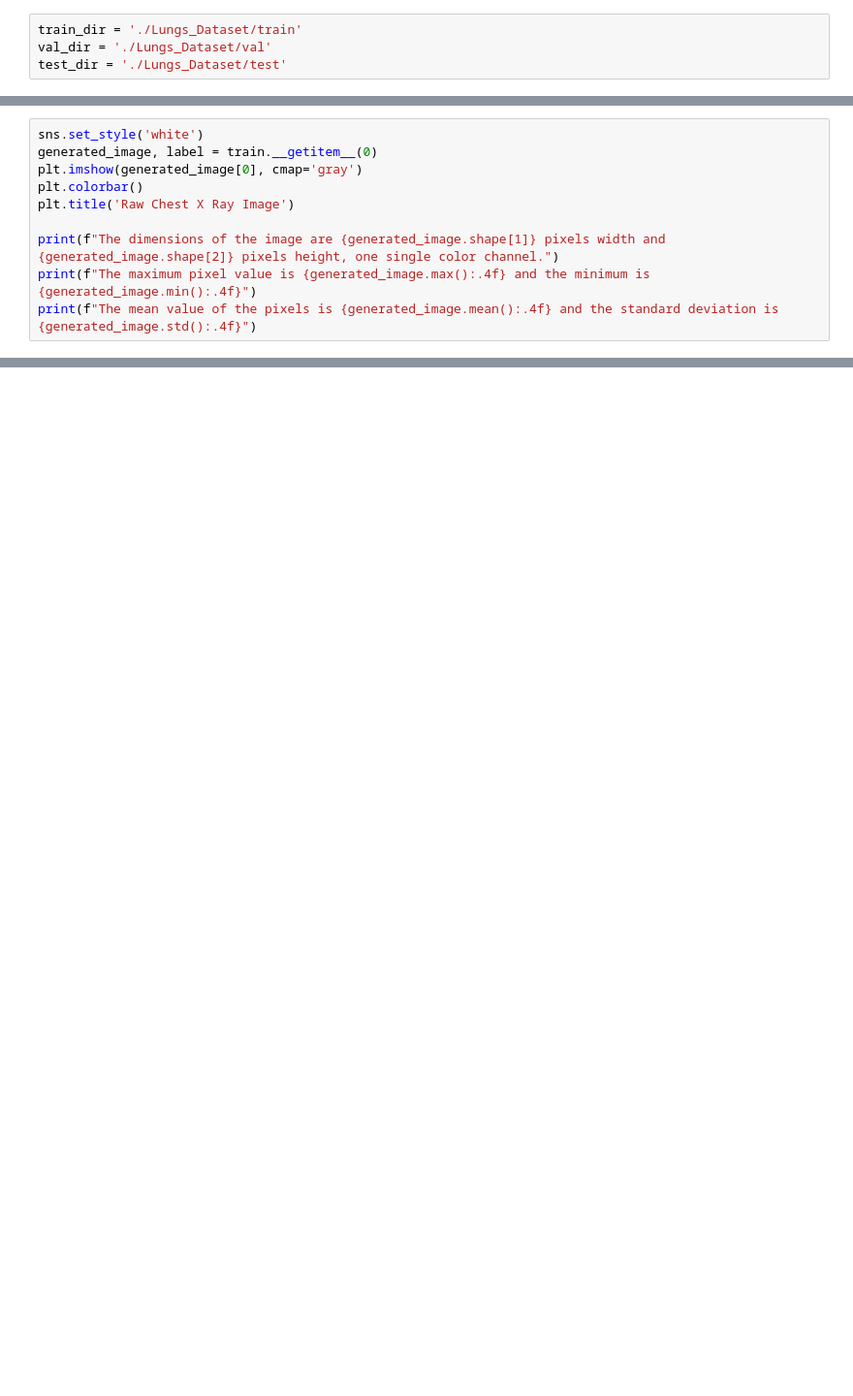
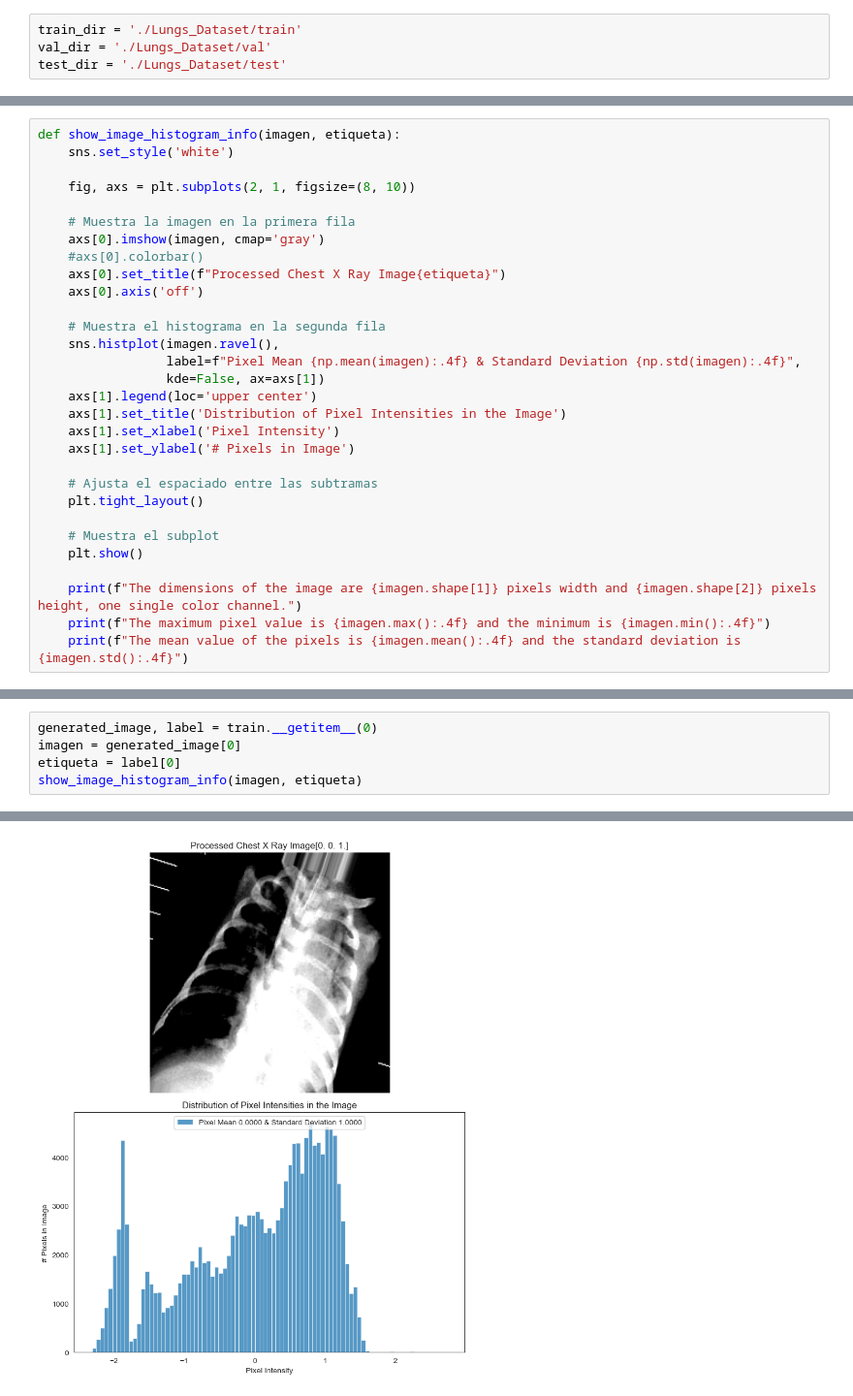
Before and after one commit to bernatsort/Chest_X_Ray_Medical_Diagnosis_with_CNN, a Jupyter notebook: preprocessing_lung_classif.ipynb, the cells around one changed output, grey strips where cells are left out. Shown: that part at 97% size. Saved outputs shown, nothing was run; the diff lists cells and outputs as text; blank space fills up the shorter version.

```diff
--- a/preprocessing_lung_classif.ipynb
+++ b/preprocessing_lung_classif.ipynb
@@ -44,10 +132,30 @@ Found 1288 images belonging to 3 classes.
 # %%
-sns.set_style('white')
-generated_image, label = train.__getitem__(0)
-plt.imshow(generated_image[0], cmap='gray')
-plt.colorbar()
-plt.title('Raw Chest X Ray Image')
+def show_image_histogram_info(imagen, etiqueta):
+    sns.set_style('white')
 
-print(f"The dimensions of the image are {generated_image.shape[1]} pixels width and {generated_image.shape[2]} pixels height, one single color channel.")
-print(f"The maximum pixel value is {generated_image.max():.4f} and the minimum is {generated_image.min():.4f}")
-print(f"The mean value of the pixels is {generated_image.mean():.4f} and the standard deviation is {generated_image.std():.4f}")
+    fig, axs = plt.subplots(2, 1, figsize=(8, 10))
+
+    # Muestra la imagen en la primera fila
+    axs[0].imshow(imagen, cmap='gray')
+    #axs[0].colorbar()
+    axs[0].set_title(f"Processed Chest X Ray Image{etiqueta}")
+    axs[0].axis('off')
+
+    # Muestra el histograma en la segunda fila
+    sns.histplot(imagen.ravel(),
+                 label=f"Pixel Mean {np.mean(imagen):.4f} & Standard Deviation {np.std(imagen):.4f}",
+                 kde=False, ax=axs[1])
+    axs[1].legend(loc='upper center')
+    axs[1].set_title('Distribution of Pixel Intensities in the Image')
+    axs[1].set_xlabel('Pixel Intensity')
+    axs[1].set_ylabel('# Pixels in Image')
+
+    # Ajusta el espaciado entre las subtramas
+    plt.tight_layout()
+
+    # Muestra el subplot
+    plt.show()
+
+    print(f"The dimensions of the image are {imagen.shape[1]} pixels width and {imagen.shape[2]} pixels height, one single color channel.")
+    print(f"The maximum pixel value is {imagen.max():.4f} and the minimum is {imagen.min():.4f}")
+    print(f"The mean value of the pixels is {imagen.mean():.4f} and the standard deviation is {imagen.std():.4f}")
@@ -70,0 +162,6 @@ Text(0, 0.5, '# Pixels in Image')
+# %%
+generated_image, label = train.__getitem__(0)
+imagen = generated_image[0]
+etiqueta = label[0]
+show_image_histogram_info(imagen, etiqueta)
+# %% [output]
@@ -70,0 +169 @@ Text(0, 0.5, '# Pixels in Image')
+[figure, added]
```
Also changed, not shown: parts of 11 cells of this notebook.
